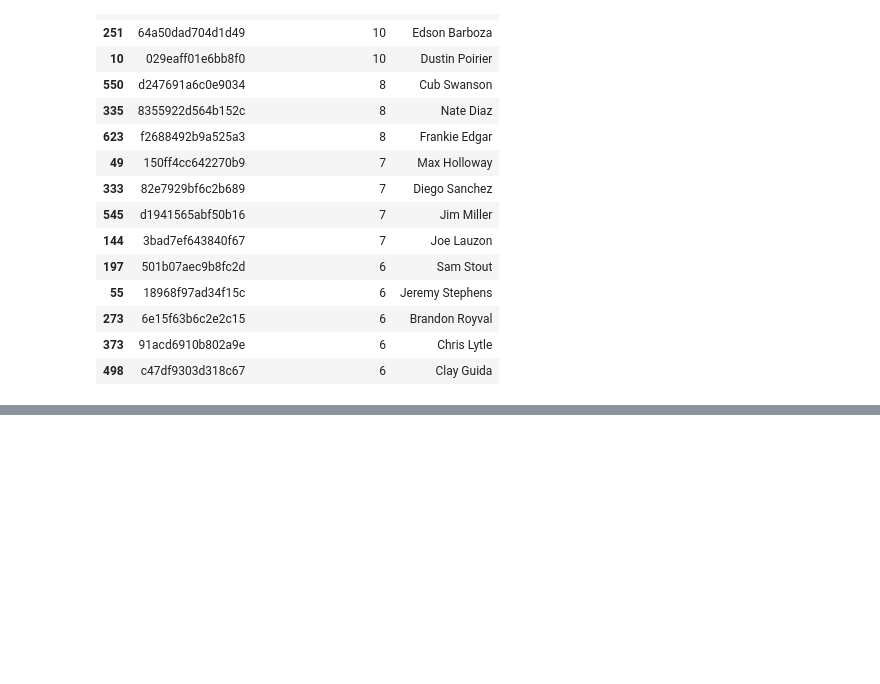
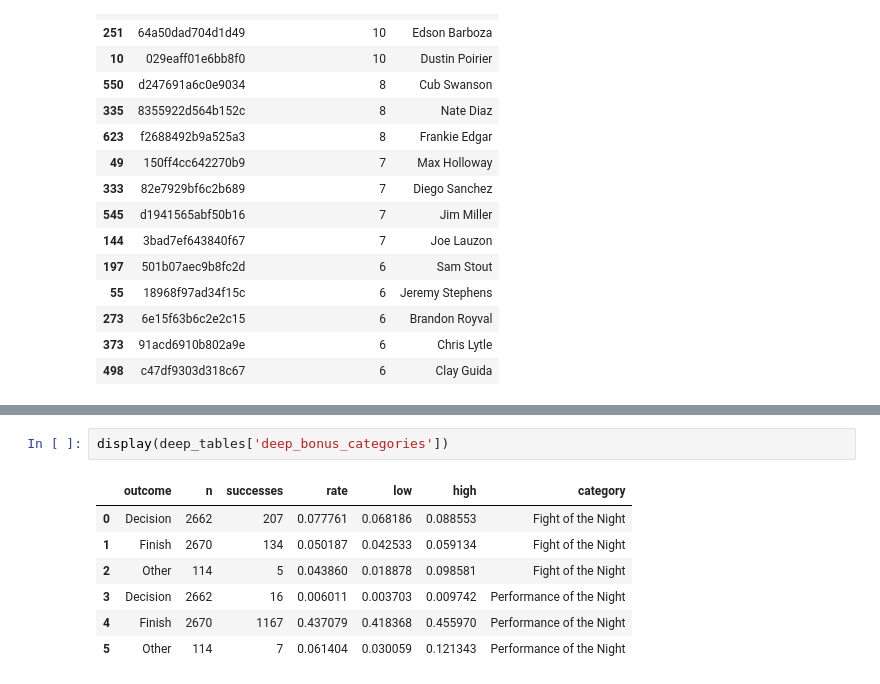
Before and after one commit to DQuanBui/UFC_Fights_Analysis, a Jupyter notebook: notebooks/06_round_analysis.ipynb, the cells around one changed output, grey strips where cells are left out. Drawn from its saved outputs; the diff is of its cells as text; blank space fills up the shorter version.

```diff
--- a/notebooks/06_round_analysis.ipynb
+++ b/notebooks/06_round_analysis.ipynb
@@ -248,0 +286,10 @@ display(deep_tables['deep_control_coverage'])
+# %%
+display(deep_tables['deep_bonus_categories'])
+# %% [output]
+|  | outcome | n | successes | rate | low | high | category |
+| 0 | Decision | 2662 | 207 | 0.077761 | 0.068186 | 0.088553 | Fight of the Night |
+| 1 | Finish | 2670 | 134 | 0.050187 | 0.042533 | 0.059134 | Fight of the Night |
+| 2 | Other | 114 | 5 | 0.043860 | 0.018878 | 0.098581 | Fight of the Night |
+| 3 | Decision | 2662 | 16 | 0.006011 | 0.003703 | 0.009742 | Performance of the Night |
+| 4 | Finish | 2670 | 1167 | 0.437079 | 0.418368 | 0.455970 | Performance of the Night |
+| 5 | Other | 114 | 7 | 0.061404 | 0.030059 | 0.121343 | Performance of the Night |
```
Also changed, not shown: parts of 16 cells of this notebook, 6 other files.
